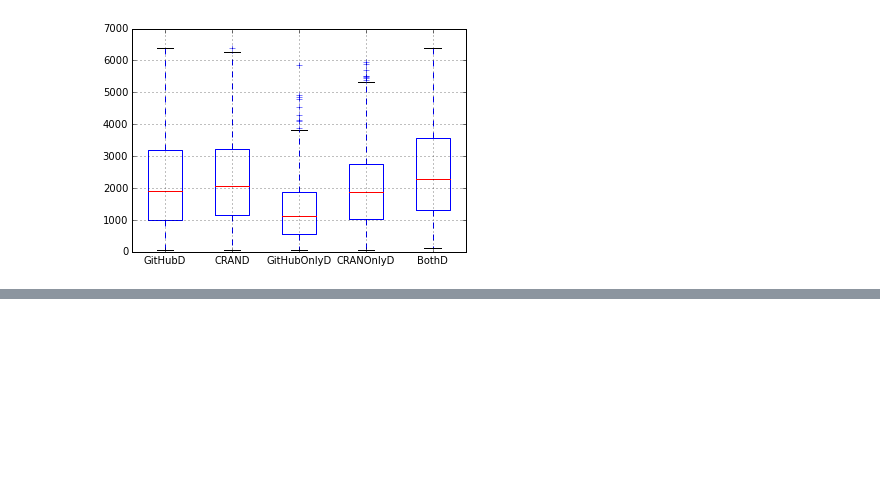
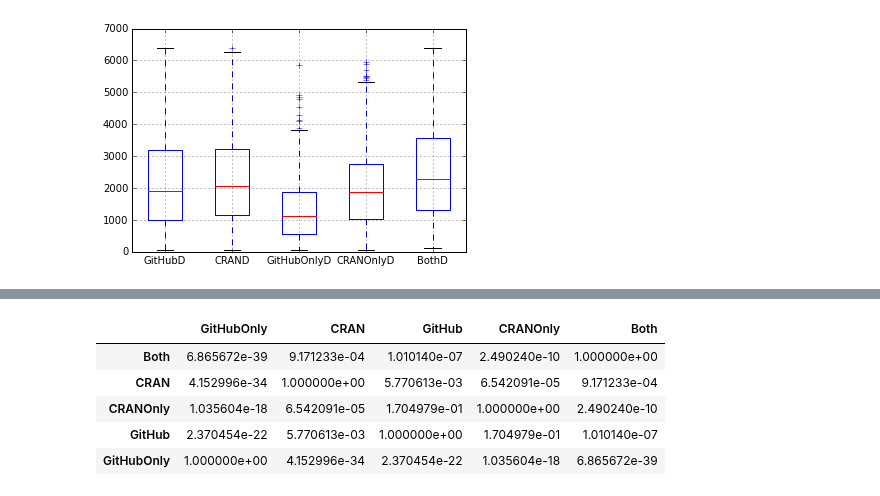
Before and after one commit to maelick/GitHub-API-Helpers, a Jupyter notebook: SANER2016/notebooks/Age of required CRAN packages.ipynb, the cells around one changed output, grey strips where cells are left out. Saved outputs shown, nothing was run; the diff lists cells and outputs as text; code cells hidden in the pictures; blank space fills up the shorter version.

```diff
--- a/SANER2016/notebooks/Age of required CRAN packages.ipynb
+++ b/SANER2016/notebooks/Age of required CRAN packages.ipynb
@@ -106,0 +126,9 @@ d[['{}D'.format(field) for field in fields]].plot(kind='box')
+# %%
+pandas.DataFrame.from_dict(pd, orient='index')
+# %% [output]
+|  | GitHubOnly | CRAN | GitHub | CRANOnly | Both |
+| Both | 6.865672e-39 | 9.171233e-04 | 1.010140e-07 | 2.490240e-10 | 1.000000e+00 |
+| CRAN | 4.152996e-34 | 1.000000e+00 | 5.770613e-03 | 6.542091e-05 | 9.171233e-04 |
+| CRANOnly | 1.035604e-18 | 6.542091e-05 | 1.704979e-01 | 1.000000e+00 | 2.490240e-10 |
+| GitHub | 2.370454e-22 | 5.770613e-03 | 1.000000e+00 | 1.704979e-01 | 1.010140e-07 |
+| GitHubOnly | 1.000000e+00 | 4.152996e-34 | 2.370454e-22 | 1.035604e-18 | 6.865672e-39 |
```
Also changed, not shown: parts of 4 cells of this notebook.
